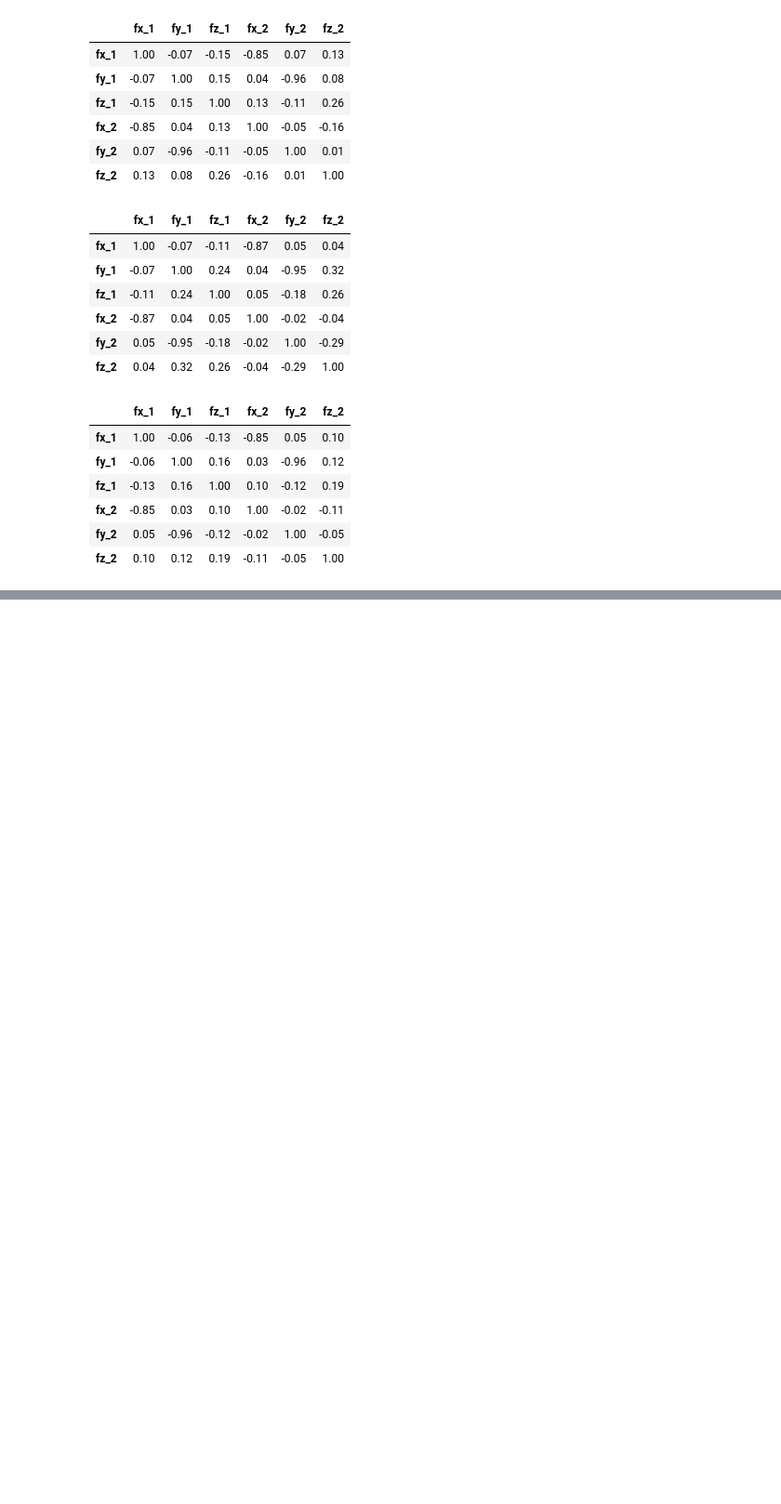
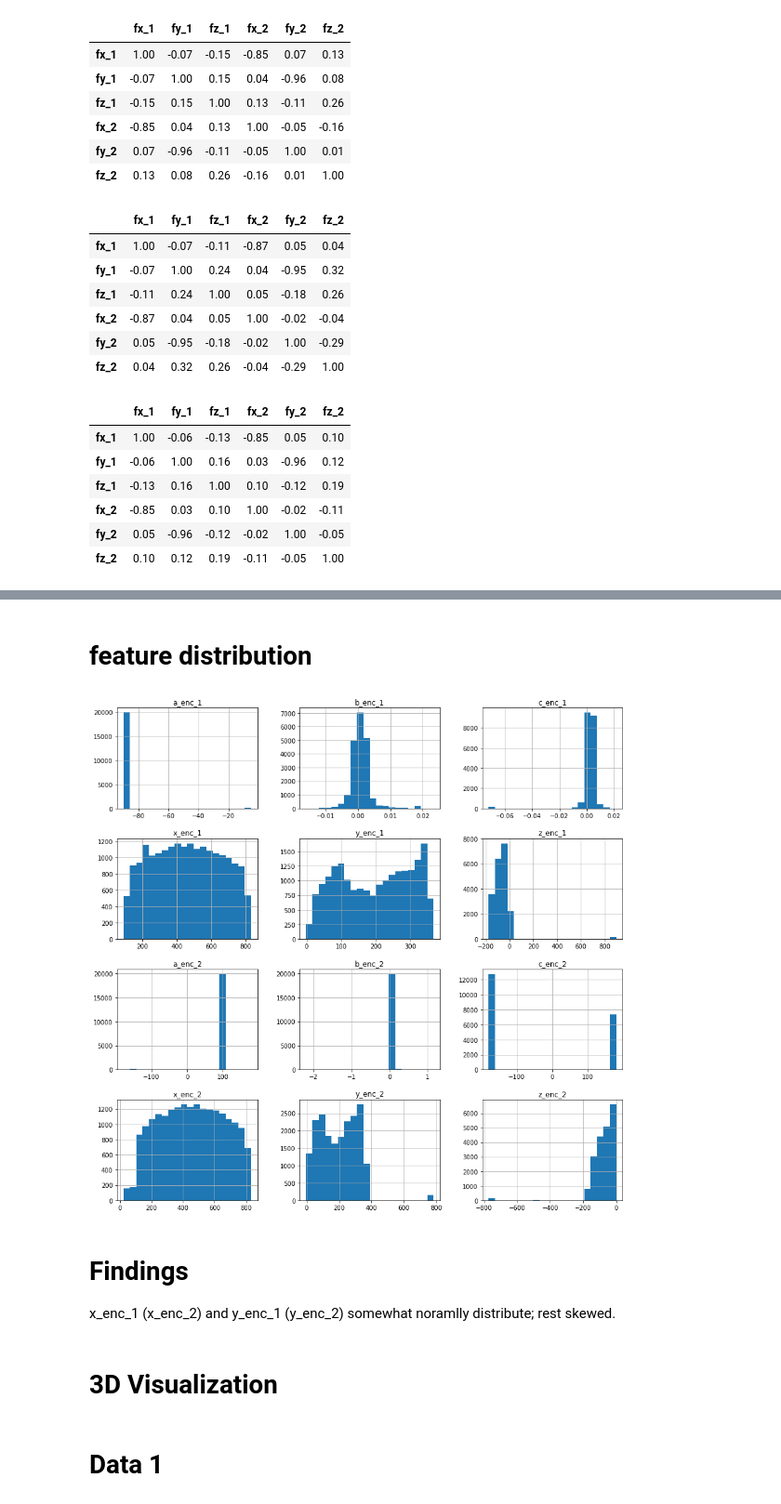
Before and after one commit to aumyfarhan/robot_force_prediction, a Jupyter notebook: Exploratory_Data_Analysis.ipynb, the cells around one changed output, grey strips where cells are left out. Shown at 93% size. Saved outputs shown, nothing was run; the diff lists cells and outputs as text; code cells hidden in the pictures; blank space fills up the shorter version.

```diff
--- a/Exploratory_Data_Analysis.ipynb
+++ b/Exploratory_Data_Analysis.ipynb
@@ -355,0 +361,13 @@ sns.pairplot(data_1[feature_columns[:6]])
+# %% [markdown]
+# feature distribution
+# %%
+data_1[feature_columns].hist(bins=20,figsize=(15, 15))
+plt.show()
+# %% [output]
+[figure, added]
+# %% [markdown]
+# Findings
+
+x_enc_1 (x_enc_2) and y_enc_1 (y_enc_2) somewhat noramlly distribute; rest skewed.
+# %% [markdown]
+# 3D Visualization
@@ -355,0 +388,2 @@ sns.pairplot(data_1[feature_columns[:6]])
+# %% [markdown]
+# Data 1
```
Also changed, not shown: parts of 38 cells of this notebook.
